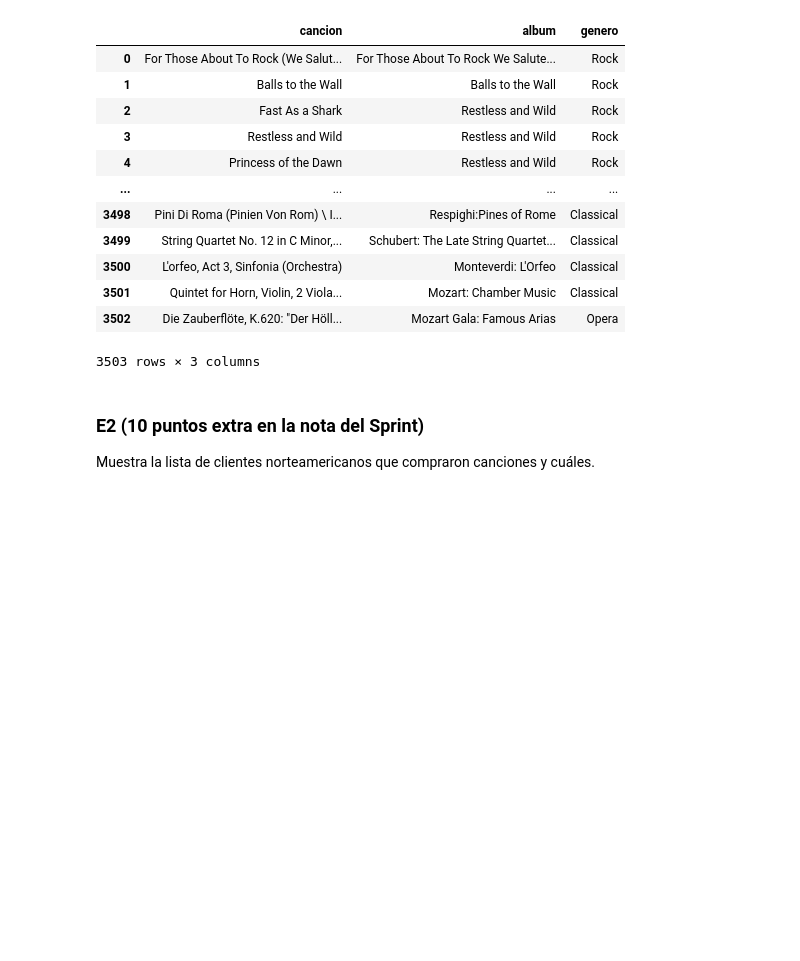
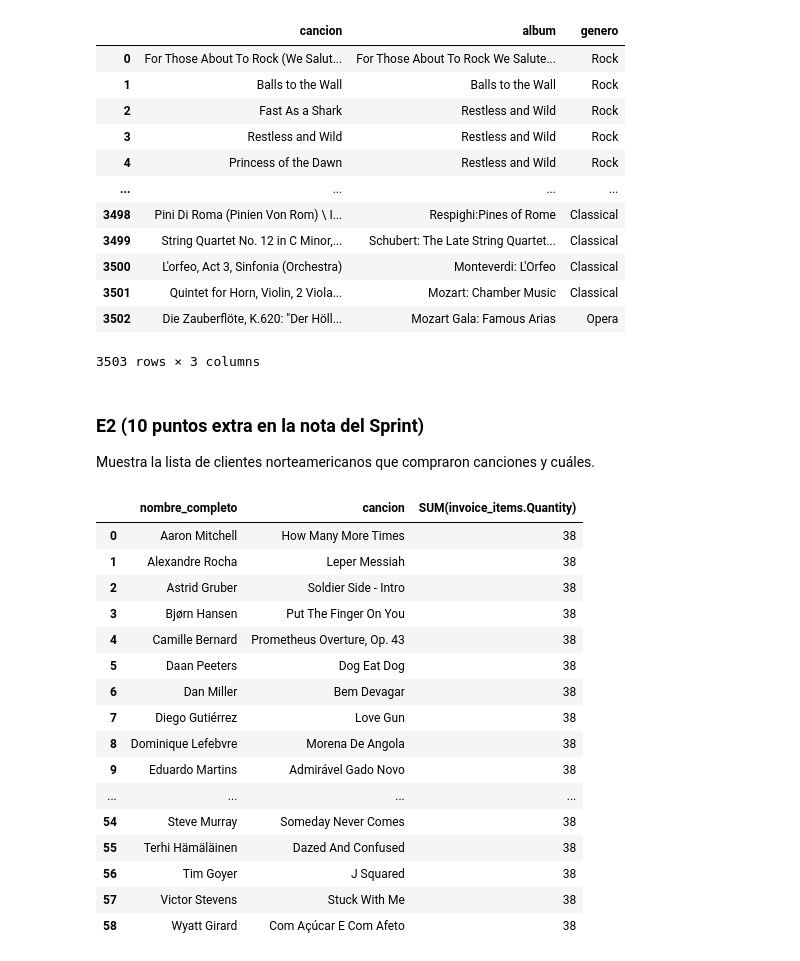
Before and after one commit to AngelaLM14/DS_THEBRIDGE_Angela, a Jupyter notebook: 03_Analisis_de_Datos/Sprint_06/Unidad_01/Practica_Obligatoria/18_Practica_Obligatoria_SQL.ipynb, the cells around one changed output. Saved outputs shown, nothing was run; the diff lists cells and outputs as text; code cells hidden in the pictures; blank space fills up the shorter version.

```diff
--- a/03_Analisis_de_Datos/Sprint_06/Unidad_01/Practica_Obligatoria/18_Practica_Obligatoria_SQL.ipynb
+++ b/03_Analisis_de_Datos/Sprint_06/Unidad_01/Practica_Obligatoria/18_Practica_Obligatoria_SQL.ipynb
@@ -559,9 +559,29 @@ sql_query(query)
 Muestra la lista de clientes norteamericanos que compraron canciones y cuáles.
 # %%
 query = '''
-SELECT SELECT customers.FirstName || " " || customers.LastName AS "nombre_completo", tracks.Name "cancion", SUM(invoice_items.Quantity)
+SELECT customers.FirstName || " " || customers.LastName AS "nombre_completo", tracks.Name "cancion", SUM(invoice_items.Quantity)
 FROM customers
 INNER JOIN invoices ON customers.CustomerId = invoices.CustomerId
-INNER JOIN invoice_items
-
+INNER JOIN invoice_items ON invoices.InvoiceId = invoice_items.InvoiceId
+INNER JOIN tracks ON invoice_items.TrackID = tracks.TrackId
+GROUP BY "nombre_completo"
 '''
+sql_query(query)
+# %% [output]
+|  | nombre_completo | cancion | SUM(invoice_items.Quantity) |
+| 0 | Aaron Mitchell | How Many More Times | 38 |
+| 1 | Alexandre Rocha | Leper Messiah | 38 |
+| 2 | Astrid Gruber | Soldier Side - Intro | 38 |
+| 3 | Bjørn Hansen | Put The Finger On You | 38 |
+| 4 | Camille Bernard | Prometheus Overture, Op. 43 | 38 |
+| 5 | Daan Peeters | Dog Eat Dog | 38 |
+| 6 | Dan Miller | Bem Devagar | 38 |
+| 7 | Diego Gutiérrez | Love Gun | 38 |
+| 8 | Dominique Lefebvre | Morena De Angola | 38 |
+| 9 | Eduardo Martins | Admirável Gado Novo | 38 |
+| ... | ... | ... | ... |
+| 54 | Steve Murray | Someday Never Comes | 38 |
+| 55 | Terhi Hämäläinen | Dazed And Confused | 38 |
+| 56 | Tim Goyer | J Squared | 38 |
+| 57 | Victor Stevens | Stuck With Me | 38 |
+| 58 | Wyatt Girard | Com Açúcar E Com Afeto | 38 |
```
